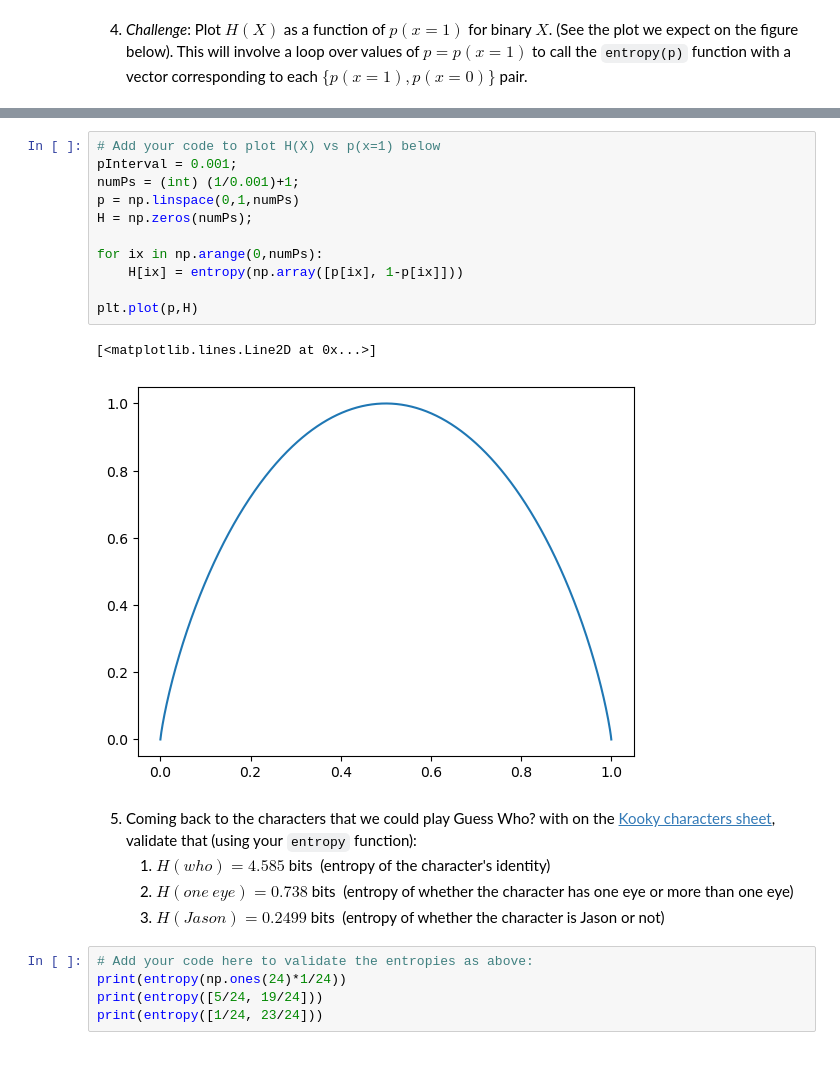
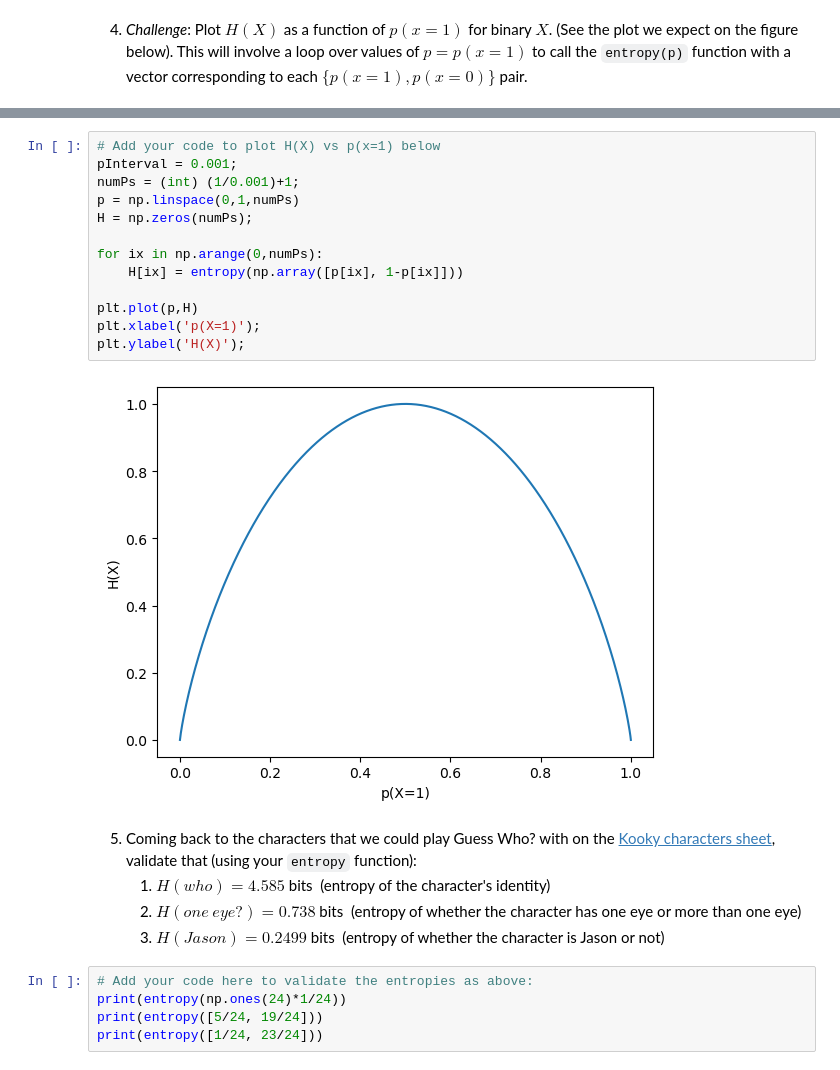
Before and after one commit to jlizier/jidt, a Jupyter notebook: course/Module01-Entropy/PythonSimpleFunctions/completed/Module_1_notebook_solutions.ipynb, the cells around one changed output, grey strips where cells are left out. Drawn from its saved outputs; the diff is of its cells as text.

```diff
--- a/course/Module01-Entropy/PythonSimpleFunctions/completed/Module_1_notebook_solutions.ipynb
+++ b/course/Module01-Entropy/PythonSimpleFunctions/completed/Module_1_notebook_solutions.ipynb
@@ -184,21 +185,22 @@ print(entropy([1, 0]))
 # %%
 # Add your code to plot H(X) vs p(x=1) below
 pInterval = 0.001;
 numPs = (int) (1/0.001)+1;
 p = np.linspace(0,1,numPs)
 H = np.zeros(numPs);
 
 for ix in np.arange(0,numPs):
     H[ix] = entropy(np.array([p[ix], 1-p[ix]]))
 
 plt.plot(p,H)
+plt.xlabel('p(X=1)');
+plt.ylabel('H(X)');
 # %% [output]
-[<matplotlib.lines.Line2D at 0x...>]
-[figure, old version]
+[figure, new version]
 # %% [markdown]
 5. Coming back to the characters that we could play Guess Who? with on the [Kooky characters sheet](https://web.archive.org/web/20170215034006/http://www.hasbro.com/upload/guesswho/GWc_Kooky-en_GB.pdf), validate that (using your <code>entropy</code> function):
     1. $H(who) = 4.585$ bits  (entropy of the character's identity)
-    1. $H(one\ eye) = 0.738$ bits  (entropy of whether the character has one eye or more than one eye)
+    1. $H(one\ eye?) = 0.738$ bits  (entropy of whether the character has one eye or more than one eye)
     1. $H(Jason) = 0.2499$ bits  (entropy of whether the character is Jason or not)
 # %%
 # Add your code here to validate the entropies as above:
```
Also changed, not shown: parts of 1 cell of this notebook, 7 other files.
